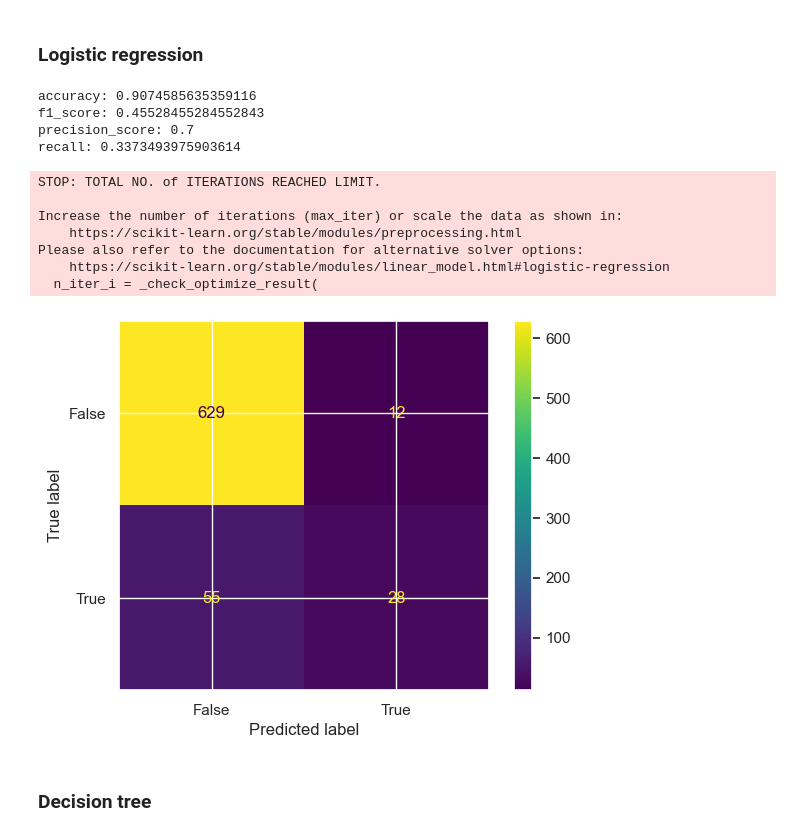
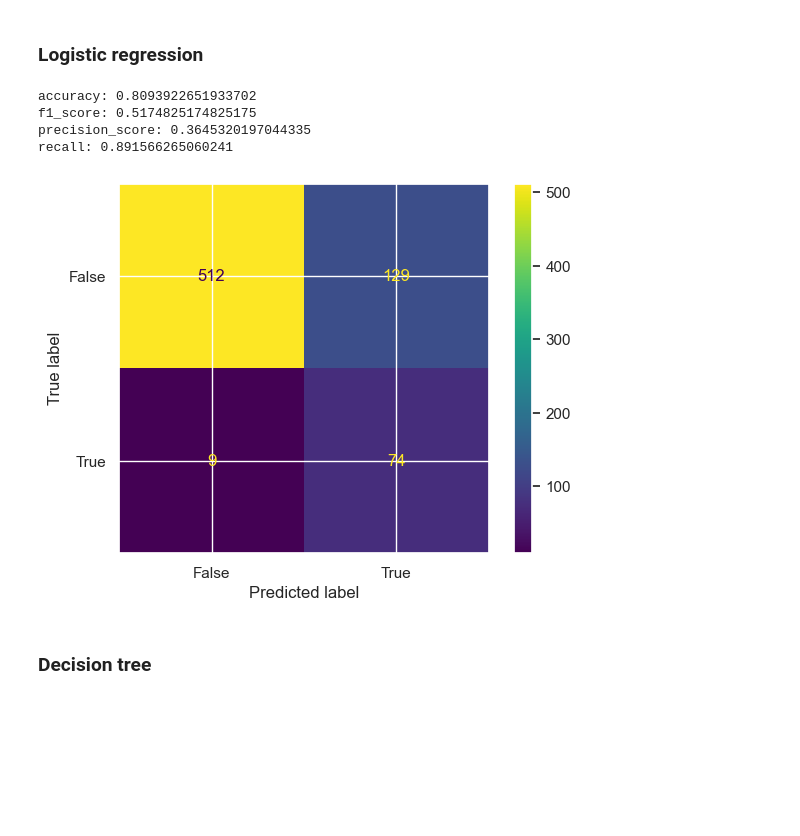
Before and after one commit to UserKrzysztof/MachineLearning-project1, a Jupyter notebook: code/features_engineering_v0.ipynb, the cells around one changed output. Drawn from its saved outputs; the diff is of its cells as text; code cells hidden in the pictures; blank space fills up the shorter version.

Commit message:
add final model idea in model_tuning notebook, history of developing that model, new ideas for feature engineering

```diff
--- a/code/features_engineering_v0.ipynb
+++ b/code/features_engineering_v0.ipynb
@@ -493,5 +487,11 @@ bank_data_df['balance'] = np.log1p(bank_data_df['balance'] + abs(min(bank_data_d
 # %% [markdown]
 ## Preliminary models
+# %%
+from sklearn.utils import compute_class_weight
+
+
+weights = compute_class_weight(class_weight="balanced",classes= np.unique(bank_data_df.y), y = bank_data_df.y)
+weights = {0:weights[0], 1:weights[1]}
 # %%
 from sklearn.model_selection import train_test_split
 X = bank_data_df.drop(columns=['y'])
@@ -529,25 +529,18 @@ recall: 0.4819277108433735
 ### Logistic regression
 # %%
 from sklearn.linear_model import LogisticRegression
-lr = LogisticRegression(max_iter=400, penalty=None)
+lr = LogisticRegression(max_iter=1000,solver="liblinear", penalty="l1", class_weight=weights)
 
 lr.fit(X_train,y_train)
 y_hat = lr.predict(X_test)
 
 printMetrics(y_test, y_hat)
 # %% [output]
-accuracy: 0.9074585635359116
-f1_score: 0.45528455284552843
-precision_score: 0.7
-recall: 0.3373493975903614
+accuracy: 0.8093922651933702
+f1_score: 0.5174825174825175
+precision_score: 0.3645320197044335
+recall: 0.891566265060241
-STOP: TOTAL NO. of ITERATIONS REACHED LIMIT.
-
-Increase the number of iterations (max_iter) or scale the data as shown in:
-    https://scikit-learn.org/stable/modules/preprocessing.html
-Please also refer to the documentation for alternative solver options:
-    https://scikit-learn.org/stable/modules/linear_model.html#logistic-regression
-  n_iter_i = _check_optimize_result(
-[figure, old version]
+[figure, new version]
 # %% [markdown]
 ### Decision tree
 # %%
```
Also changed, not shown: parts of 7 cells of this notebook, 10 other files.
